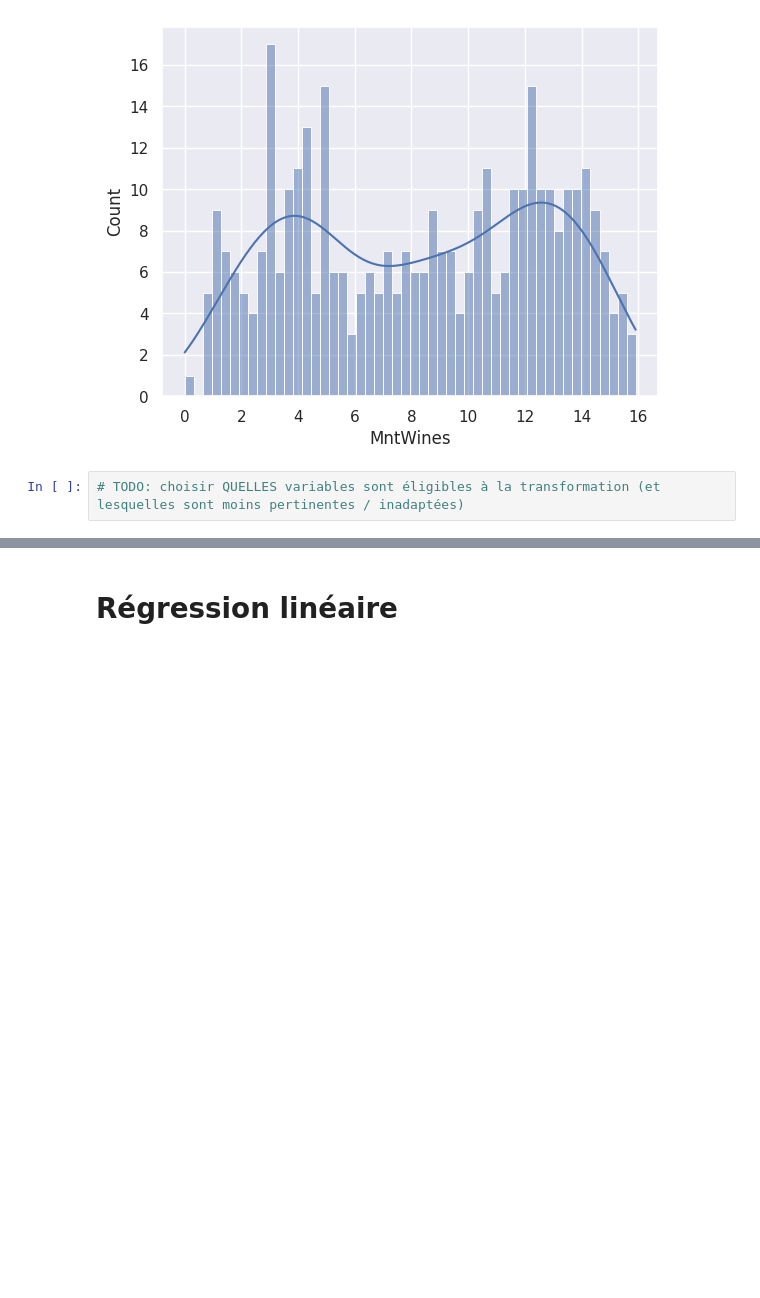
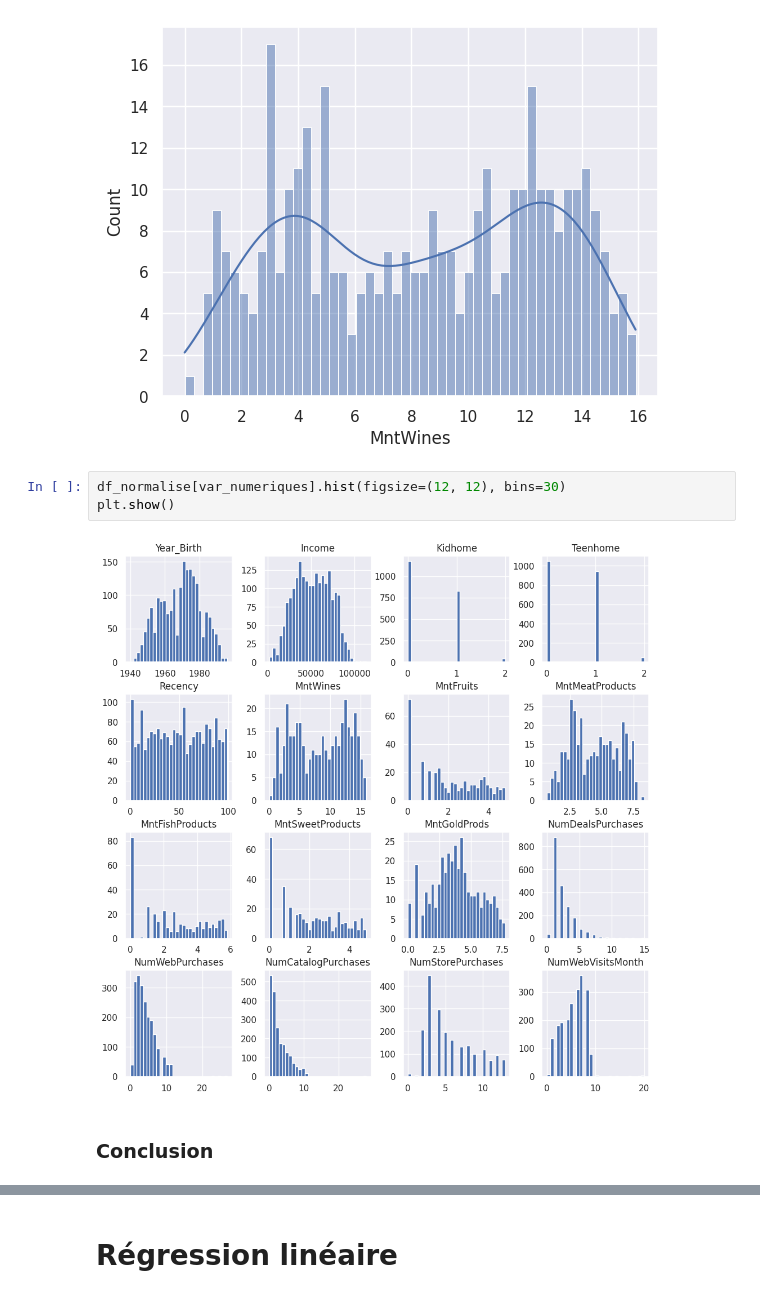
Before and after one commit to Ab2nour/customer-base-analysis, a Jupyter notebook: presentation.ipynb, the cells around one changed output, grey strips where cells are left out. Cells and saved outputs as stored; diff of their text form; blank space fills up the shorter version.

```diff
--- a/presentation.ipynb
+++ b/presentation.ipynb
@@ -645,5 +670,10 @@ sns.histplot(df_normalise["MntWines"], bins=50, kde=True)
 # %% [output]
 <Axes: xlabel='MntWines', ylabel='Count'>
 [figure]
-# %%
-# TODO: choisir QUELLES variables sont éligibles à la transformation (et lesquelles sont moins pertinentes / inadaptées)
+# %%
+df_normalise[var_numeriques].hist(figsize=(12, 12), bins=30)
+plt.show()
+# %% [output]
+[figure, added]
+# %% [markdown]
+### Conclusion
```
Also changed, not shown: parts of 22 cells of this notebook.
